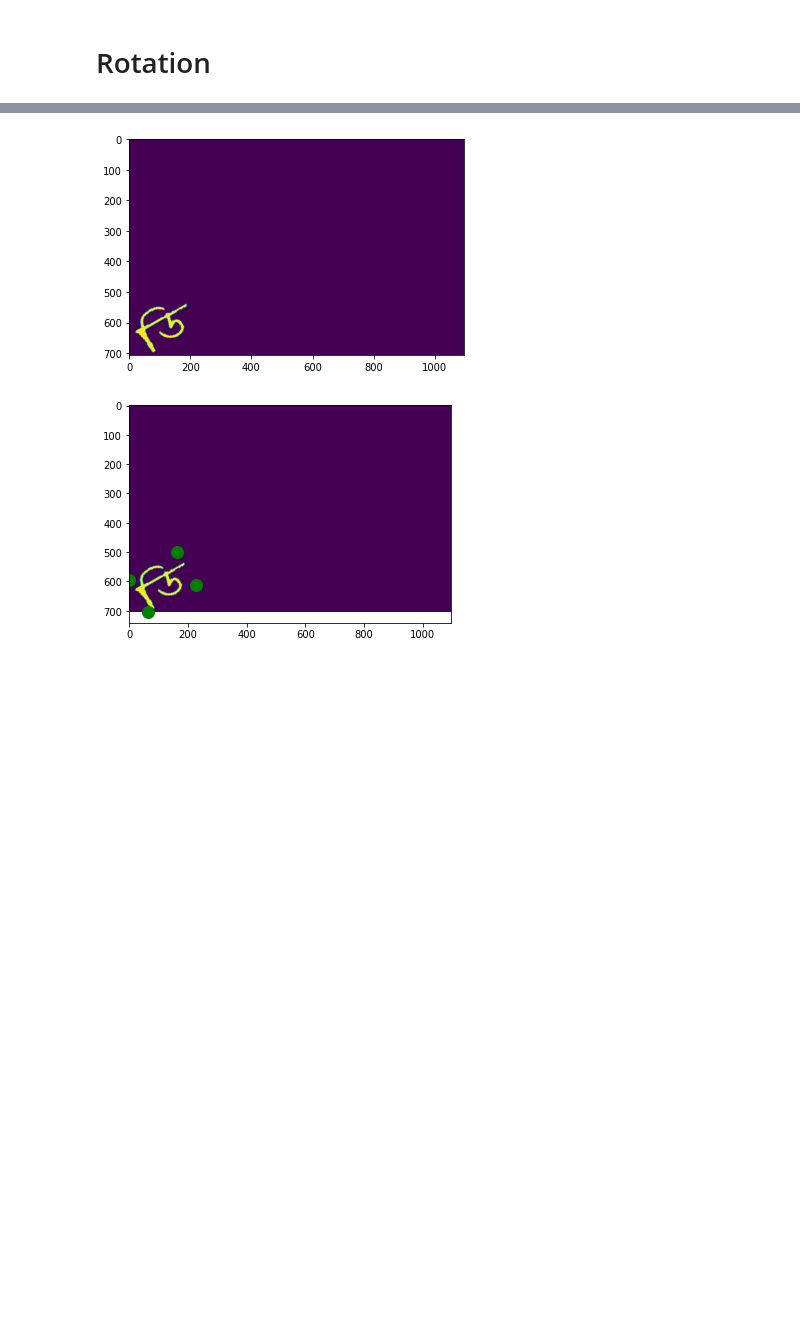
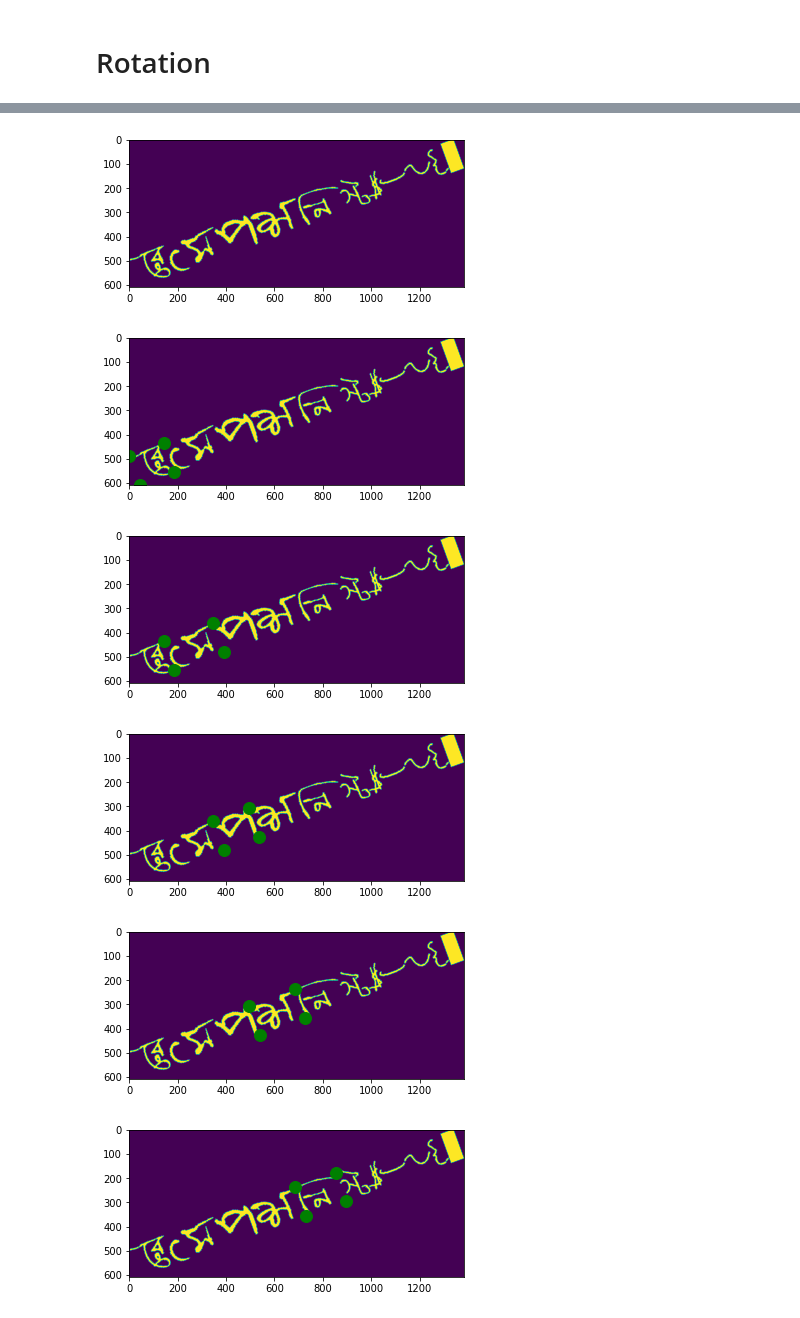
Before and after one commit to mnansary/apsis-detection, a Jupyter notebook: debug.ipynb, the cells around one changed output, grey strips where cells are left out. Saved outputs shown, nothing was run; the diff lists cells and outputs as text; code cells hidden in the pictures; blank space fills up the shorter version.

```diff
--- a/debug.ipynb
+++ b/debug.ipynb
@@ -1,6 +1,6 @@
 # %%
 from coreLib.dataset import DataSet
-data_dir       = "/media/ansary/DriveData/Work/bengalAI/datasets/CraftData/source/"
+data_dir       = "/home/rezwanul/Desktop/Apsis_Bangla_Handwritten/synth_DataSet/sourcedata/"
 ds=DataSet(data_dir)
 # %% [output]
 #LOG     :All paths found
@@ -66,9 +66,10 @@ def rotate_image(mat, angle):
     return rotated_mat,rotation_mat
 
 
-rotated_img,M=rotate_image(img,30)
+rotated_img,M=rotate_image(img,20)
 plt.imshow(rotated_img)
 plt.show()
 print(label)
+print(M)
 #_img=cv2.resize(_img,(width,font_size)),fx=0,fy=0, interpolation = cv2.INTER_NEAREST)
 # %% [output]
@@ -99,26 +132,54 @@ plt.show()
 # %%
 back=np.zeros(rotated_img.shape)
-back[rotated_img==2]=255
+mask=np.zeros(rotated_img.shape)
+# back[rotated_img==2]=255
+back[rotated_img>0]=255
 plt.imshow(back)
 plt.show()
-# co-ordinate
-idx = np.where(img==2)
-y_min,y_max,x_min,x_max = np.min(idx[0]), np.max(idx[0]), np.min(idx[1]), np.max(idx[1])
-x1,x2,x3,x4=x_min,x_max,x_max,x_min
-y1,y2,y3,y4=y_min,y_min,y_max,y_max
 
-coords=np.array([[x1,y1],[x2,y2],[x3,y3],[x4,y4]],dtype="float32")
+Y1,Y2,Y3,Y4,X1,X2,X3,X4=[],[],[],[],[],[],[],[]
 
-new_coords=[]
-coord_mat=np.concatenate([coords,np.ones((4,1))],axis=1)
-for c in coord_mat:
-    new_coords.append(np.dot(M,c))
+for lb in label.keys():
+    # co-ordinate
+    idx = np.where(img==lb)
+    y_min,y_max,x_min,x_max = np.min(idx[0]), np.max(idx[0]), np.min(idx[1]), np.max(idx[1])
 
-plt.imshow(back)
-for c in new_coords:
-    plt.plot(c[0], c[1], 'go--', linewidth=2, markersize=12)
+    x1,x2,x3,x4=x_min,x_max,x_max,x_min
+    y1,y2,y3,y4=y_min,y_min,y_max,y_max
 
-plt.show()
+    X1.append(x1)
+    X2.append(x2)
+    X3.append(x3)
+    X4.append(x4)
+
+    Y1.append(y1)
+    Y2.append(y2)
+    Y3.append(y3)
+    Y4.append(y4)
+
+    coords=np.array([[x1,y1],[x2,y2],[x3,y3],[x4,y4]],dtype="float32")
+#     print(coords)
+
+    new_coords=[]
+    coord_mat=np.concatenate([coords,np.ones((4,1))],axis=1)
+    for c in coord_mat:
+        new_coords.append(np.dot(M,c))
+#         print(np.dot(M,c))
+
+    plt.imshow(back)
+    for c in new_coords:
+        plt.plot(c[0], c[1], 'go--', linewidth=2, markersize=12)
+#         print(c[0], c[1])
+
+    plt.show()
+
+#     mask[y_min:y_max, x_min:x_max]=255
+#     plt.imshow(mask)
+#     plt.show()
 # %% [output]
-[figure, old version]
+[figure, new version]
-[figure, old version]
+[figure, new version]
+[figure, added]
+[figure, added]
+[figure, added]
+[figure, added]
```
Also changed, not shown: parts of 15 cells of this notebook.
